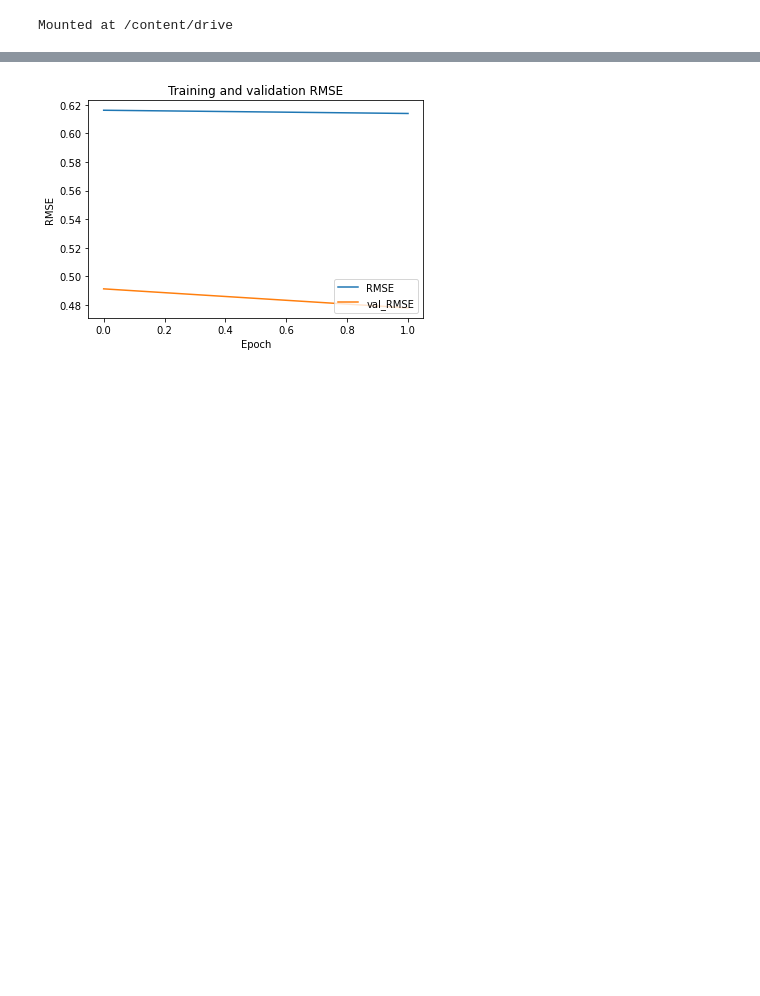
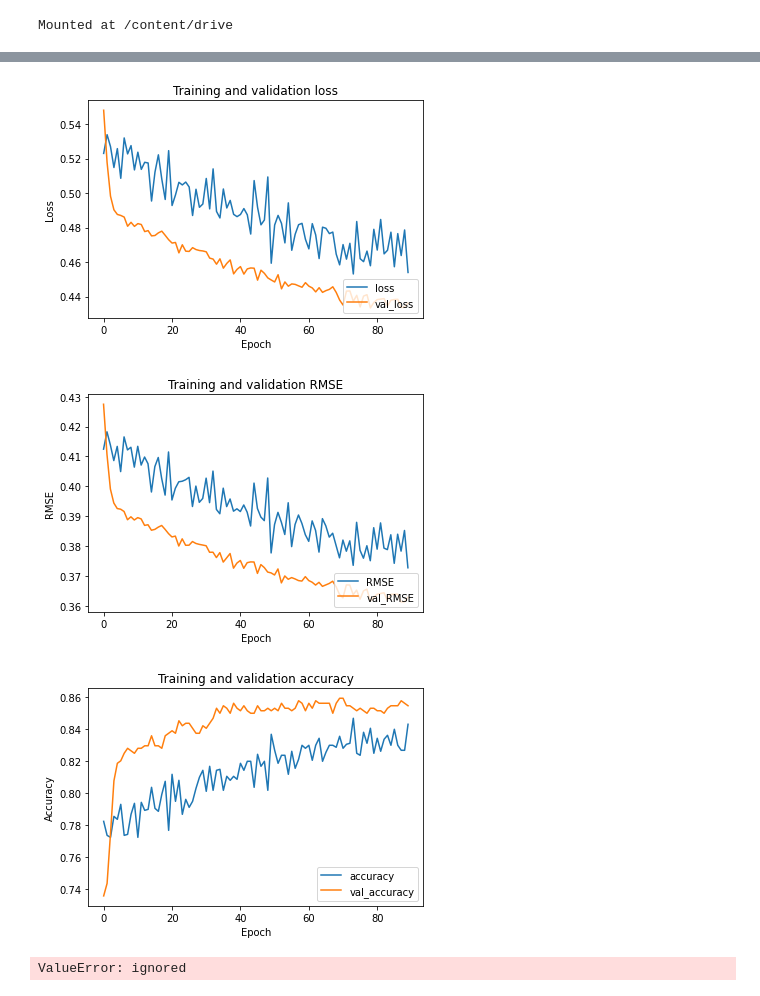
Before and after one commit to mingrui-liu/Hyperpigmentation-autograde, a Jupyter notebook: siamese.ipynb, the cells around one changed output, grey strips where cells are left out. Saved outputs shown, nothing was run; the diff lists cells and outputs as text; code cells hidden in the pictures; blank space fills up the shorter version.

```diff
--- a/siamese.ipynb
+++ b/siamese.ipynb
@@ -72,10 +72,10 @@ def create_generators():
 		all_labels = [label_to_index[grade] for grade in all_label]
 
 		# train test split
-		train_paths, test_paths, train_labels, test_labels = train_test_split(all_image_paths, all_labels,test_size = 0.1)
+		train_paths, test_paths, train_labels, test_labels = train_test_split(all_image_paths, all_labels, test_size=0.1, random_state=1)
+		train_paths, val_paths, train_labels, val_labels = train_test_split(train_paths, train_labels, test_size=0.1, random_state=1)
 
-		return train_paths, test_paths, train_labels, test_labels
-
+		return train_paths,val_paths, test_paths, train_labels, val_labels, test_labels
 
 	def load_file_from_disk_with_additional_image(data_pat):
 		all_image_paths_1 = sorted(glob.glob(data_path + "image_test/*.jpg"))
@@ -304,42 +304,44 @@ Epoch 12/100
 # %%
 def plot_acc(history):
 
-    plt.title('Training and validation root_mean_squared_error')
-    plt.plot(history.history['accuracy'], label='accuracy')
-    plt.plot(history.history['val_accuracy'], label = 'val_accuracy')
+    plt.title('Training and validation accuracy')
+    plt.plot(history.history['accuracy'][10:], label='accuracy')
+    plt.plot(history.history['val_accuracy'][10:], label = 'val_accuracy')
     plt.xlabel('Epoch')
     plt.ylabel('Accuracy')
     plt.legend(loc='lower right')
     plt.show()
 
-def plo_loss(history):
+def plot_loss(history):
 
     plt.title('Training and validation loss')
-    plt.plot(history.history['loss'], label='loss')
-    plt.plot(history.history['val_loss'], label = 'val_loss')
+    plt.plot(history.history['loss'][10:], label='loss')
+    plt.plot(history.history['val_loss'][10:], label = 'val_loss')
     plt.xlabel('Epoch')
     plt.ylabel('Loss')
     plt.legend(loc='lower right')
     plt.show()
 
 
 def plot_rmse(history):
 
     plt.title('Training and validation RMSE')
-    plt.plot(history.history['root_mean_squared_error'], label='RMSE')
-    plt.plot(history.history['val_root_mean_squared_error'], label = 'val_RMSE')
+    plt.plot(history.history['root_mean_squared_error'][10:], label='RMSE')
+    plt.plot(history.history['val_root_mean_squared_error'][10:], label = 'val_RMSE')
     plt.xlabel('Epoch')
     plt.ylabel('RMSE')
     plt.legend(loc='lower right')
     plt.show()
 
 plot_loss(history)
 plot_rmse(history)
 plot_acc(history)
 # %% [output]
-[figure, old version]
+[figure, new version]
+[figure, added]
+[figure, added]
 # %%
-prediction = model.predict_classes(test_ds)
+prediction = siamese_network.predict(test_ds)
 
 classes=[0,1,2,3,4,5,6]
 con_mat  = tf.math.confusion_matrix(
@@ -360,6 +362,8 @@ plt.tight_layout()
 plt.ylabel('True label')
 plt.xlabel('Predicted label')
 plt.show()
+# %% [output]
+ValueError: ignored
 # %%
 loss, accuracy, RMSE = siamese_network.evaluate(test_ds,steps= 32)
 print("Loss: {:1.2}".format(loss))
```
Also changed, not shown: parts of 2 cells of this notebook.
